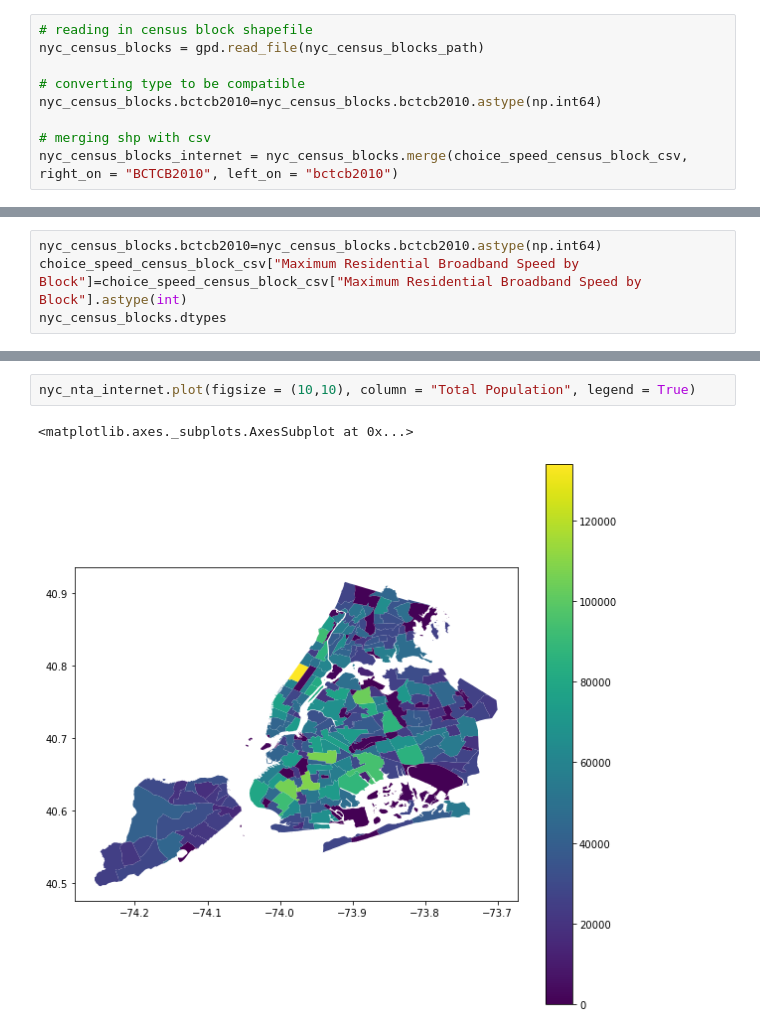
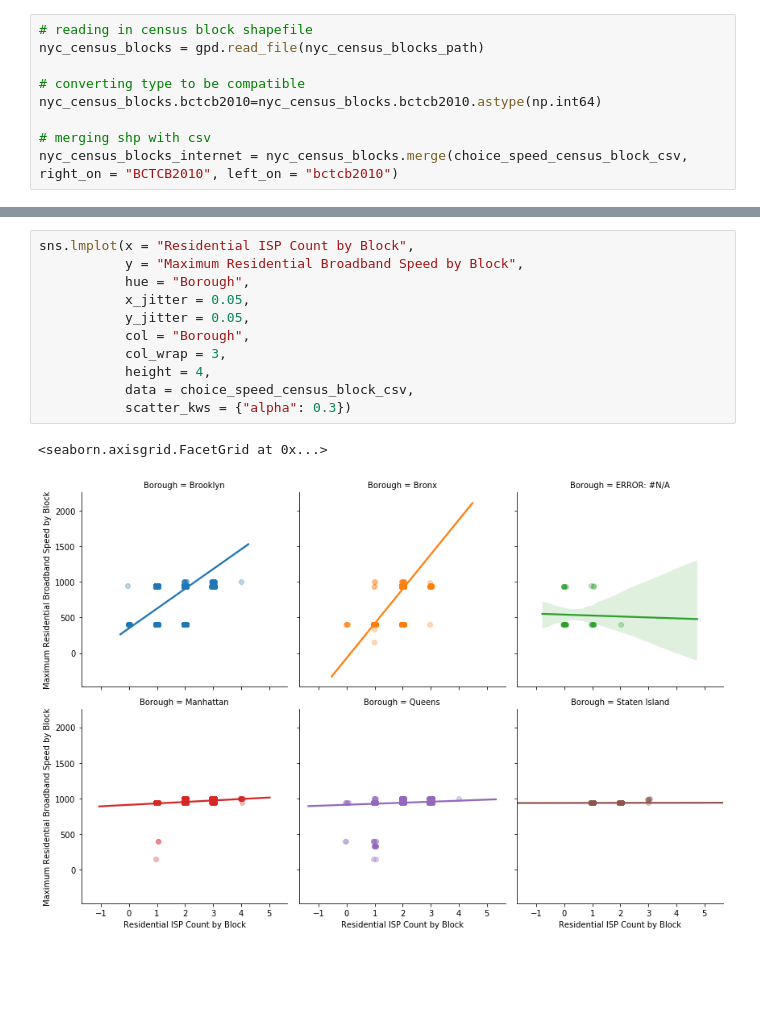
Before and after one commit to lyc1005/nyconnect, a Jupyter notebook: internet_master_plan_adoption_eda.ipynb, the cells around one changed output, grey strips where cells are left out. Drawn from its saved outputs; the diff is of its cells as text; blank space fills up the shorter version.

```diff
--- a/internet_master_plan_adoption_eda.ipynb
+++ b/internet_master_plan_adoption_eda.ipynb
@@ -264,4 +245,0 @@ nyc_census_blocks_internet.head()
-# %%
-nyc_census_blocks.bctcb2010=nyc_census_blocks.bctcb2010.astype(np.int64)
-choice_speed_census_block_csv["Maximum Residential Broadband Speed by Block"]=choice_speed_census_block_csv["Maximum Residential Broadband Speed by Block"].astype(int)
-nyc_census_blocks.dtypes
@@ -317,5 +280,14 @@ plt.show(g)
-# %%
-nyc_nta_internet.plot(figsize = (10,10), column = "Total Population", legend = True)
-# %% [output]
-<matplotlib.axes._subplots.AxesSubplot at 0x...>
-[figure, removed]
+# %%
+sns.lmplot(x = "Residential ISP Count by Block",
+           y = "Maximum Residential Broadband Speed by Block",
+           hue = "Borough",
+           x_jitter = 0.05,
+           y_jitter = 0.05,
+           col = "Borough",
+           col_wrap = 3,
+           height = 4,
+           data = choice_speed_census_block_csv,
+           scatter_kws = {"alpha": 0.3})
+# %% [output]
+<seaborn.axisgrid.FacetGrid at 0x...>
+[figure, added]
```
Also changed, not shown: parts of 13 cells of this notebook.
